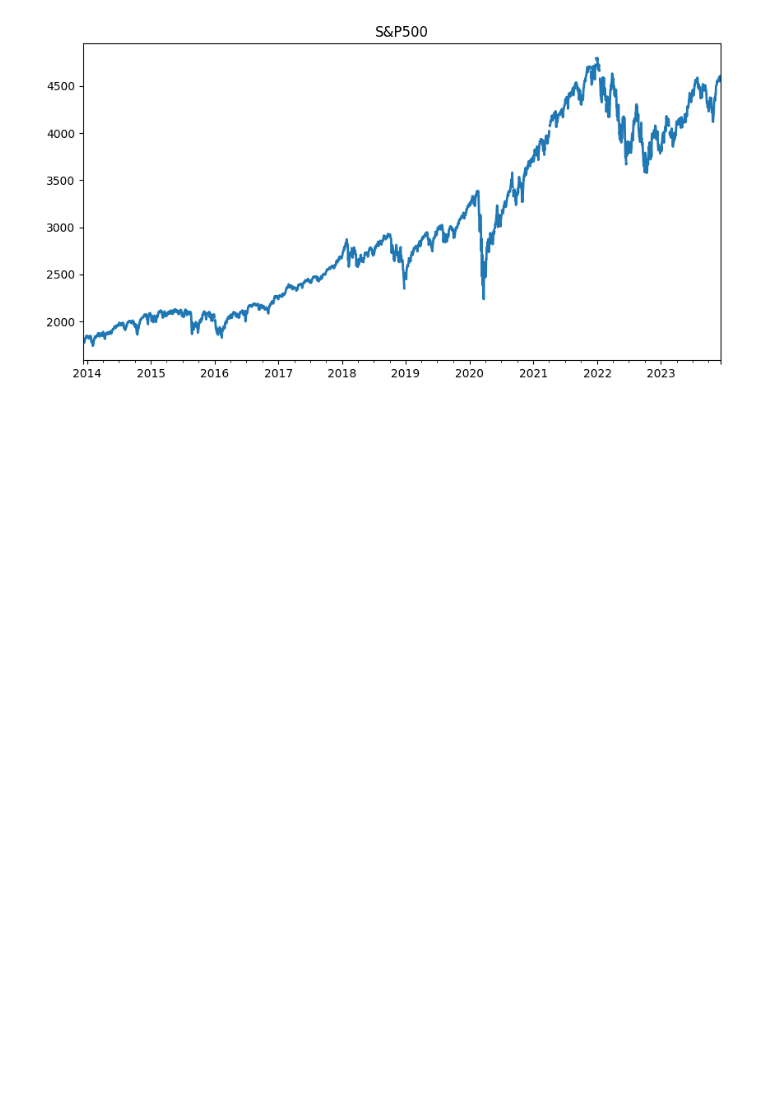
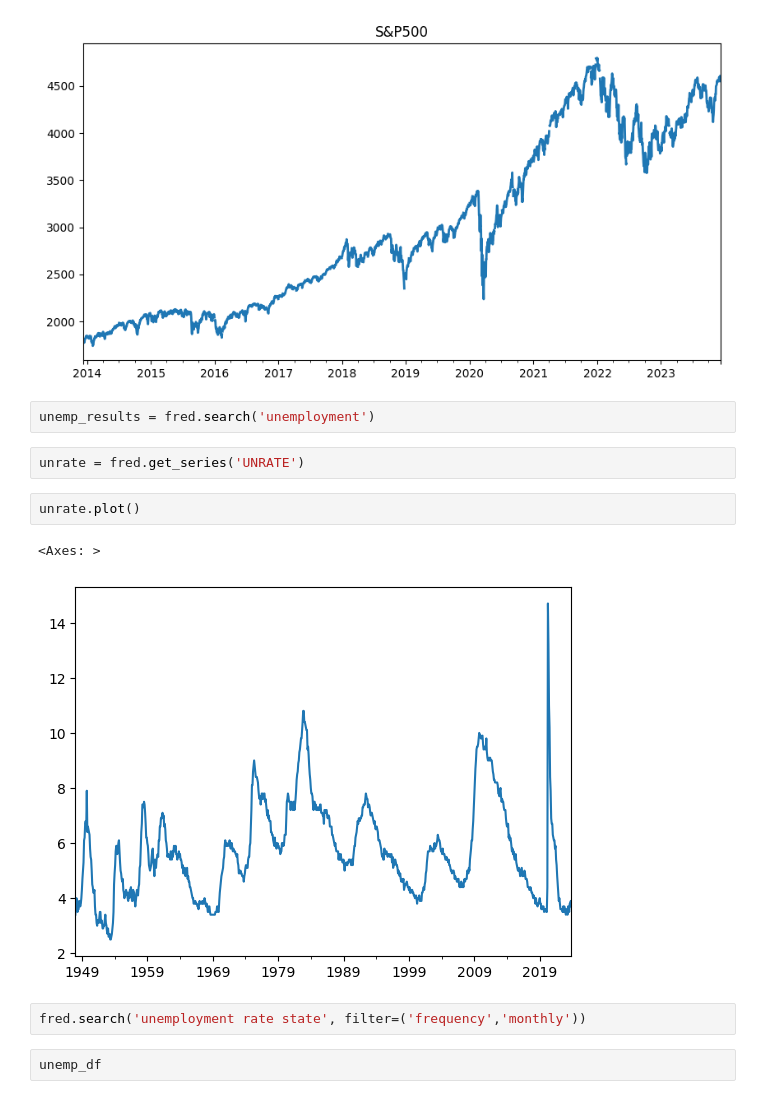
Before and after one commit to Kepstein11/Economic-Analysis, a Jupyter notebook: Economin Analysis.ipynb, the cells around one changed output. Cells and saved outputs as stored; diff of their text form; blank space fills up the shorter version.

```diff
--- a/Economin Analysis.ipynb
+++ b/Economin Analysis.ipynb
@@ -31,3 +31,16 @@ sp500.plot(figsize=(10,5),title='S&P500', lw=2)
 # %% [output]
 <Axes: title={'center': 'S&P500'}>
 [figure]
+# %%
+unemp_results = fred.search('unemployment')
+# %%
+unrate = fred.get_series('UNRATE')
+# %%
+unrate.plot()
+# %% [output]
+<Axes: >
+[figure, added]
+# %%
+fred.search('unemployment rate state', filter=('frequency','monthly'))
+# %%
+unemp_df
```
